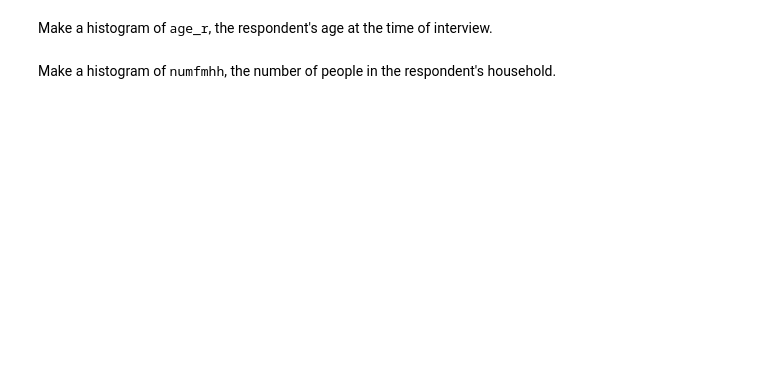
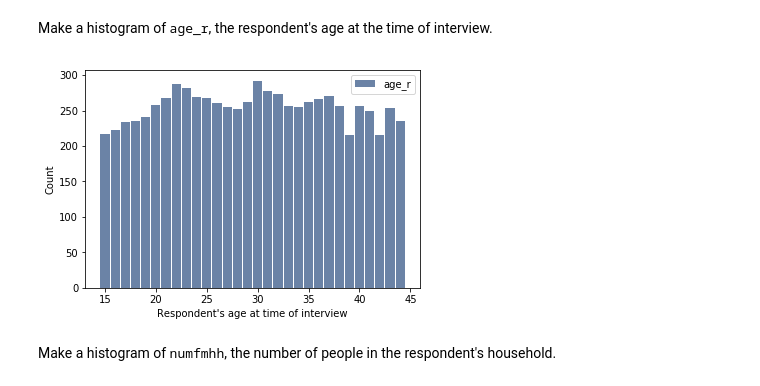
Before and after one commit to sameerank/ThinkStats2, a Jupyter notebook: code/chap02ex.ipynb, the cells around one changed output. Cells and saved outputs as stored; diff of their text form; code cells hidden in the pictures; blank space fills up the shorter version.

```diff
--- a/code/chap02ex.ipynb
+++ b/code/chap02ex.ipynb
@@ -268,2 +286,9 @@ Make a histogram of <tt>age_r</tt>, the respondent's age at the time of intervie
+# %%
+# Solution goes here
+hist_age_r = thinkstats2.Hist(resp.age_r, label="age_r")
+thinkplot.Hist(hist_age_r)
+thinkplot.Config(xlabel="Respondent's age at time of interview", ylabel='Count')
+# %% [output]
+[figure, added]
 # %% [markdown]
 Make a histogram of <tt>numfmhh</tt>, the number of people in the respondent's household.
```
Also changed, not shown: parts of 18 cells of this notebook.
